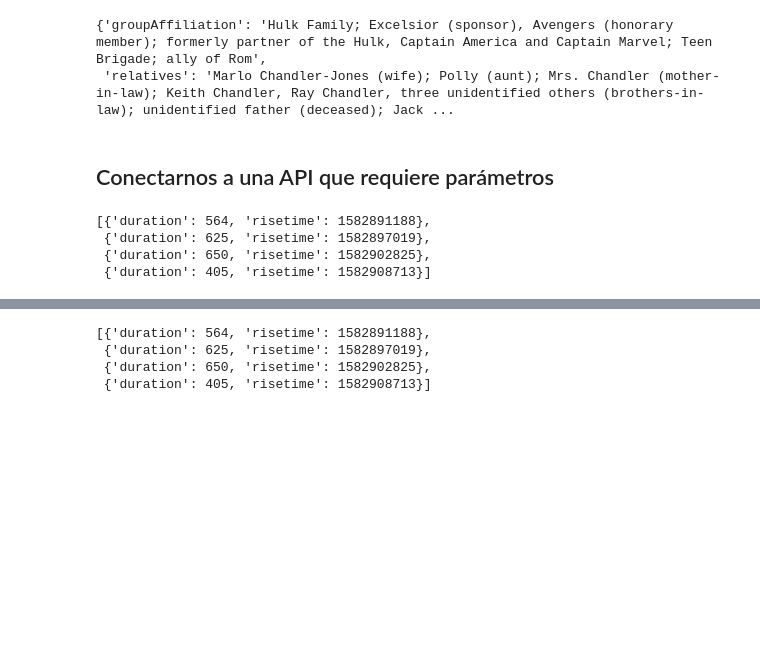
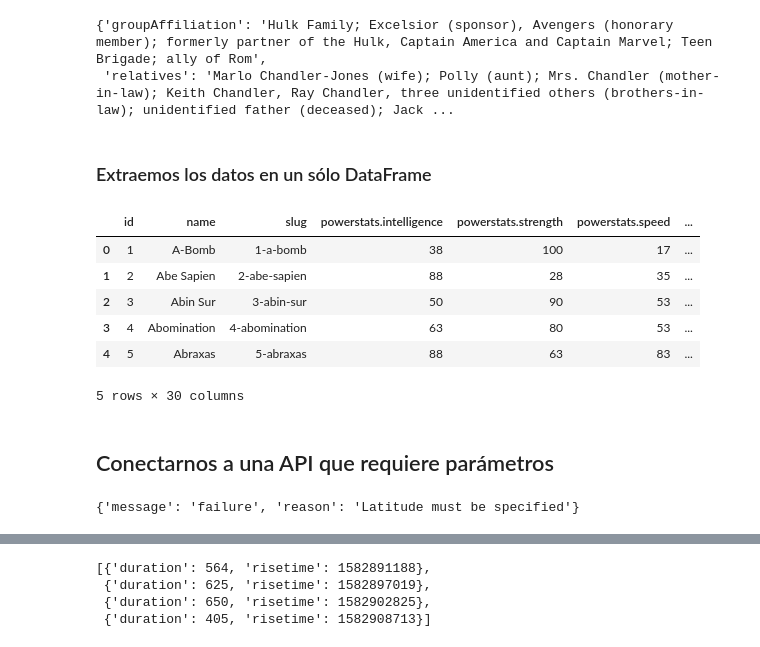
Before and after one commit to supervisaproject/Escuela-Analitica, a Jupyter notebook: Bloque 3/Sesion 3/Ejemplos/Ejemplo 2.ipynb, the cells around one changed output, grey strips where cells are left out. Saved outputs shown, nothing was run; the diff lists cells and outputs as text; code cells hidden in the pictures; blank space fills up the shorter version.

```diff
--- a/Bloque 3/Sesion 3/Ejemplos/Ejemplo 2.ipynb
+++ b/Bloque 3/Sesion 3/Ejemplos/Ejemplo 2.ipynb
@@ -183,5 +185,19 @@ response_connections.json()
 # %% [output]
 {'groupAffiliation': 'Hulk Family; Excelsior (sponsor), Avengers (honorary member); formerly partner of the Hulk, Captain America and Captain Marvel; Teen Brigade; ally of Rom',
  'relatives': 'Marlo Chandler-Jones (wife); Polly (aunt); Mrs. Chandler (mother-in-law); Keith Chandler, Ray Chandler, three unidentified others (brothers-in-law); unidentified father (deceased); Jack ...
+# %% [markdown]
+### Extraemos los datos en un sólo DataFrame
+# %%
+all_data = pd.json_normalize(response.json())
+# %%
+all_data.head()
+# %% [output]
+|  | id | name | slug | powerstats.intelligence | powerstats.strength | powerstats.speed | ... |
+| 0 | 1 | A-Bomb | 1-a-bomb | 38 | 100 | 17 | ... |
+| 1 | 2 | Abe Sapien | 2-abe-sapien | 88 | 28 | 35 | ... |
+| 2 | 3 | Abin Sur | 3-abin-sur | 50 | 90 | 53 | ... |
+| 3 | 4 | Abomination | 4-abomination | 63 | 80 | 53 | ... |
+| 4 | 5 | Abraxas | 5-abraxas | 88 | 63 | 83 | ... |
+5 rows × 30 columns
 # %% [markdown]
 ## Conectarnos a una API que  requiere parámetros
@@ -188,3 +206,7 @@ response_connections.json()
+# %%
+response_all.json()
+# %% [output]
+{'message': 'failure', 'reason': 'Latitude must be specified'}
 # %%
 parameters = {
     "lat": 40.71,
@@ -192,10 +214,3 @@ parameters = {
 }
 # %%
 response = requests.get("http://api.open-notify.org/iss-pass.json", params=parameters)
-
-response.json()['response']
-# %% [output]
-[{'duration': 564, 'risetime': 1582891188},
- {'duration': 625, 'risetime': 1582897019},
- {'duration': 650, 'risetime': 1582902825},
- {'duration': 405, 'risetime': 1582908713}]
```
Also changed, not shown: parts of 24 cells of this notebook, 1 other file.
